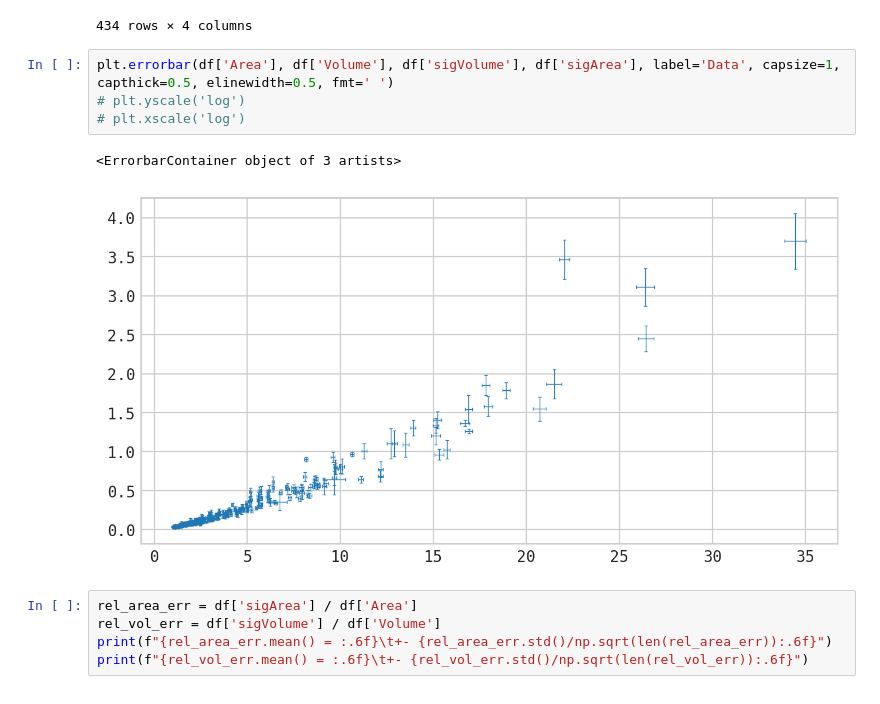
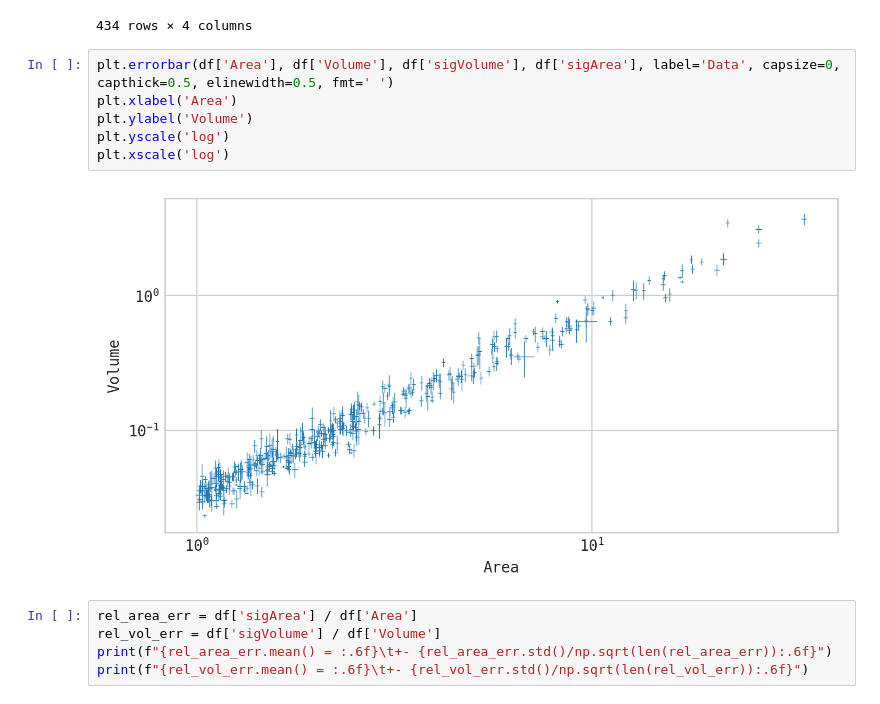
Before and after one commit to rizfn/AppStat2022, a Jupyter notebook: DataAndCodeForExam/exam.ipynb, the cells around one changed output. Drawn from its saved outputs; the diff is of its cells as text.

```diff
--- a/DataAndCodeForExam/exam.ipynb
+++ b/DataAndCodeForExam/exam.ipynb
@@ -709,12 +884,13 @@ df
 | 433 | 1.41938 | 0.02519 | 0.03885 | 0.00508 |
 434 rows × 4 columns
 # %%
-plt.errorbar(df['Area'], df['Volume'], df['sigVolume'], df['sigArea'], label='Data', capsize=1, capthick=0.5, elinewidth=0.5, fmt=' ')
-# plt.yscale('log')
-# plt.xscale('log')
+plt.errorbar(df['Area'], df['Volume'], df['sigVolume'], df['sigArea'], label='Data', capsize=0, capthick=0.5, elinewidth=0.5, fmt=' ')
+plt.xlabel('Area')
+plt.ylabel('Volume')
+plt.yscale('log')
+plt.xscale('log')
 # %% [output]
-<ErrorbarContainer object of 3 artists>
-[figure, old version]
+[figure, new version]
 # %%
 rel_area_err = df['sigArea'] / df['Area']
 rel_vol_err = df['sigVolume'] / df['Volume']
```
Also changed, not shown: parts of 39 cells of this notebook.
